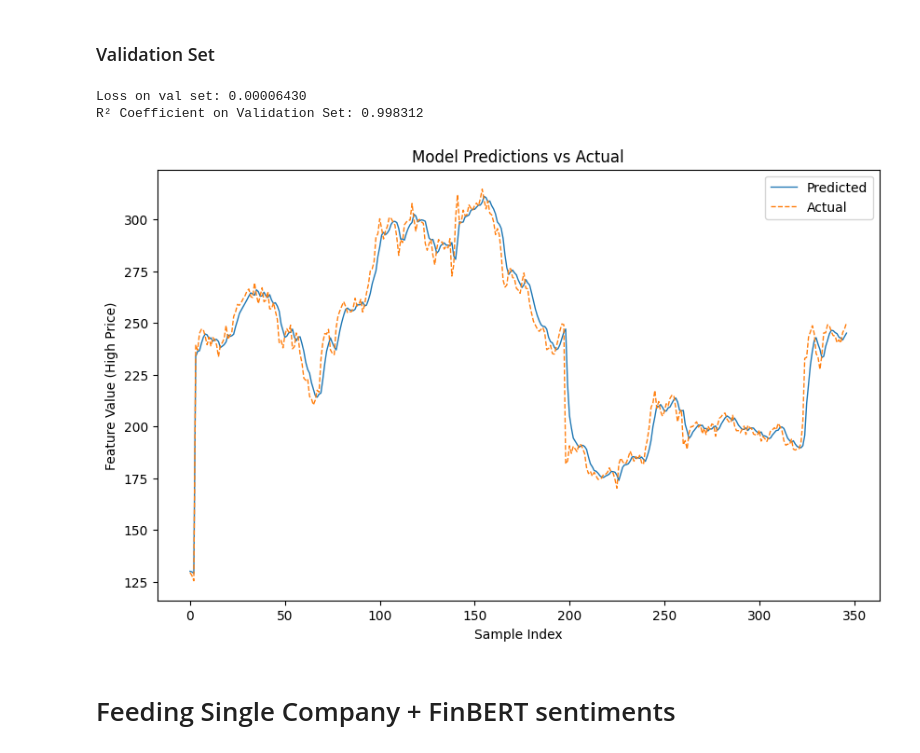
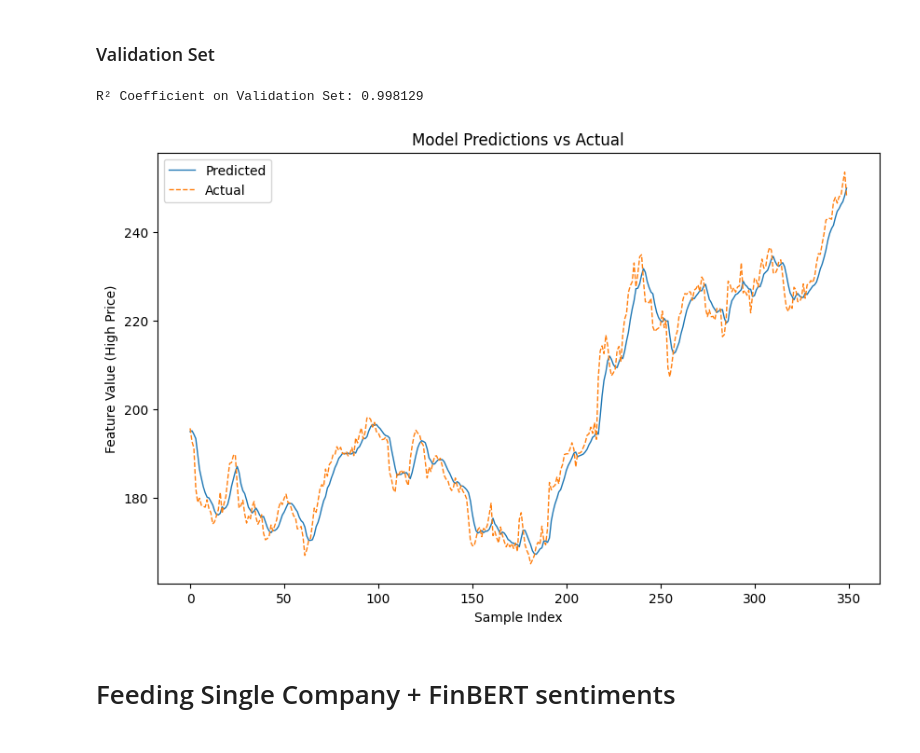
Before and after one commit to rrrbbb1/lstm-stock-prediction, a Jupyter notebook: notebook.ipynb, the cells around one changed output. Cells and saved outputs as stored; diff of their text form; code cells hidden in the pictures.

```diff
--- a/notebook.ipynb
+++ b/notebook.ipynb
@@ -107,6 +225,9 @@ class TimeSeriesDataset(Dataset):
         return torch.tensor(x, dtype=torch.float32), torch.tensor(y, dtype=torch.float32)
 # %%
 class LSTM(nn.Module):
+    """
+    Custom LSTM model for time series prediction.
+    """
     def __init__(self, input_dim, hidden_dim, num_layers, output_dim, intermediate_dim=64, seed=42):
         super(LSTM, self).__init__()
         self.linear = nn.Linear(input_dim, intermediate_dim)
@@ -185,3 +307,9 @@ num_companies = 10
+# %%
+companies = [
+    'Amazon', 'Apple Inc.', 'Meta Platforms', 'UnitedHealth Group',
+    'Procter & Gamble', 'Honeywell', 'ExxonMobil', 'NextEra Energy',
+    'American Tower', 'JPMorgan Chase'
+]
 # %%
 prices = load_data()
 # %%
@@ -192,8 +320,7 @@ train = prices[prices['date'] <= split_date]
 val = prices[prices['date'] > split_date]
 num_val_dates = len(val['date'].drop_duplicates().values)
 # %%
-companies = prices['Company'].drop_duplicates().values
-for company in companies[:5]:
+for company in companies:
     train_ex = train[train['Company'] == company]['High'].values
     train_dates = train['date'].drop_duplicates().values
     val_ex = val[val['Company'] == company]['High'].values
@@ -216,8 +348,8 @@ plt.show()
 # %% [markdown]
 ### Data Augmentation
 # %%
-train_sequence = sequencing(train, companies[:num_companies], 70)
-val_sequence = sequencing(val, companies[:num_companies], 50)
+train_sequence = sequencing(train, companies, 70)
+val_sequence = sequencing(val, companies, 50)
 
 print(f'sequenced train data: {train_sequence.shape}')
 print(f'sequenced validation data: {val_sequence.shape}')
@@ -402,24 +534,23 @@ val_dataset = TimeSeriesDataset(val_data)
 val_loader = DataLoader(val_dataset, batch_size=64, shuffle=False)
 # %%
 predictions, targets, loss = evaluate_model(model, val_loader, criterion, scalers)
-print(f'Loss on val set: {loss:.8f}')
 r2 = r2_score(targets, predictions)
 print(f"R² Coefficient on Validation Set: {r2:.6f}")
 
-window = 347
-initial = 347
-plt.figure(figsize=(10, 6))
-plt.plot(predictions[initial: initial+window], label="Predicted", linestyle="-", linewidth=1)
-plt.plot(targets[initial: initial+window], label="Actual", linestyle="--", linewidth=1)
-plt.title("Model Predictions vs Actual")
-plt.xlabel("Sample Index")
-plt.ylabel("Feature Value (High Price)")
-plt.legend()
+for k in range(len(companies))
+    window = 350
+    initial = 350*k
+    plt.figure(figsize=(7, 3))
+    plt.plot(predictions[initial: initial+window], label="Predicted", linestyle="-", linewidth=1)
+    plt.plot(targets[initial: initial+window], label="Actual", linestyle="--", linewidth=1)
+    plt.title("Model Predictions vs Actual")
+    plt.xlabel("Sample Index")
+    plt.ylabel("Feature Value (High Price)")
+    plt.legend()
 plt.show()
 # %% [output]
-Loss on val set: 0.00006430
-R² Coefficient on Validation Set: 0.998312
+R² Coefficient on Validation Set: 0.998129
-[figure, old version]
+[figure, new version]
 # %% [markdown]
 # Feeding Single Company + FinBERT sentiments
 # %% [markdown]
```
Also changed, not shown: parts of 29 cells of this notebook.
